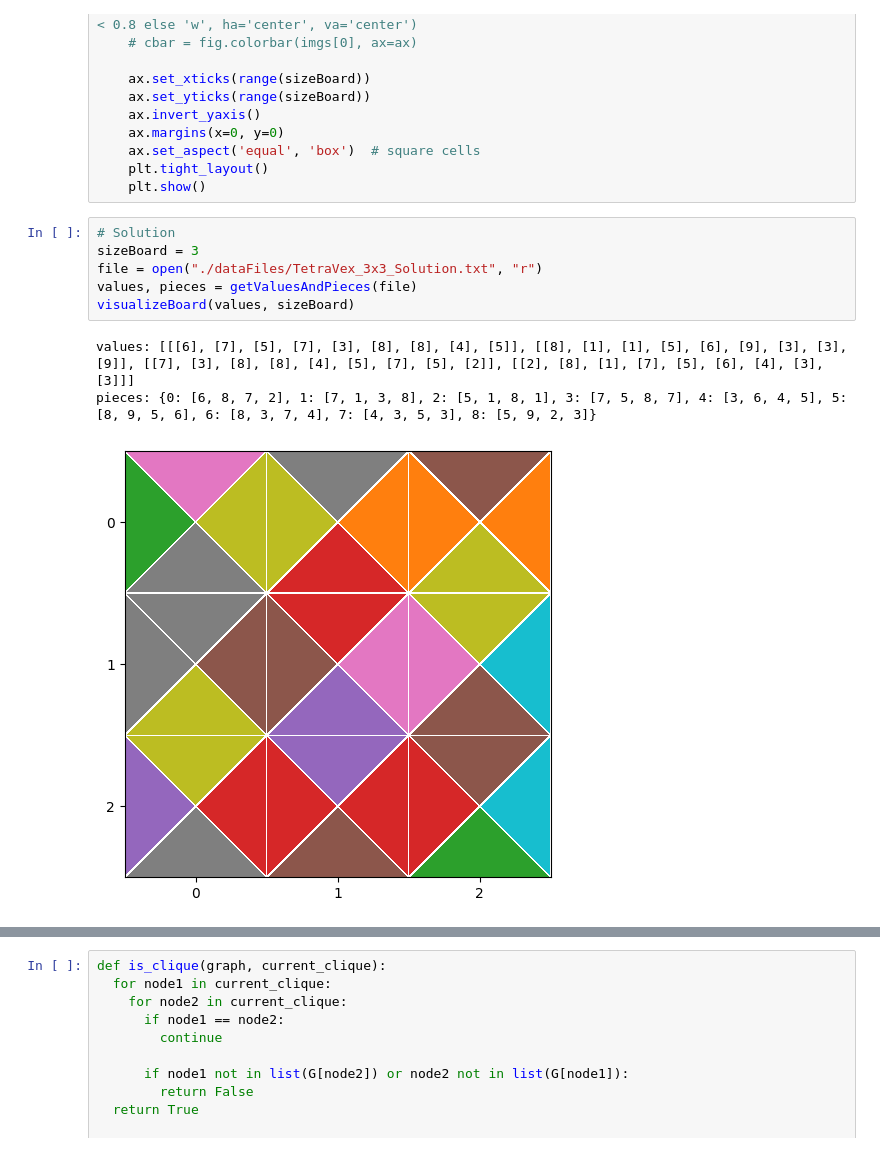
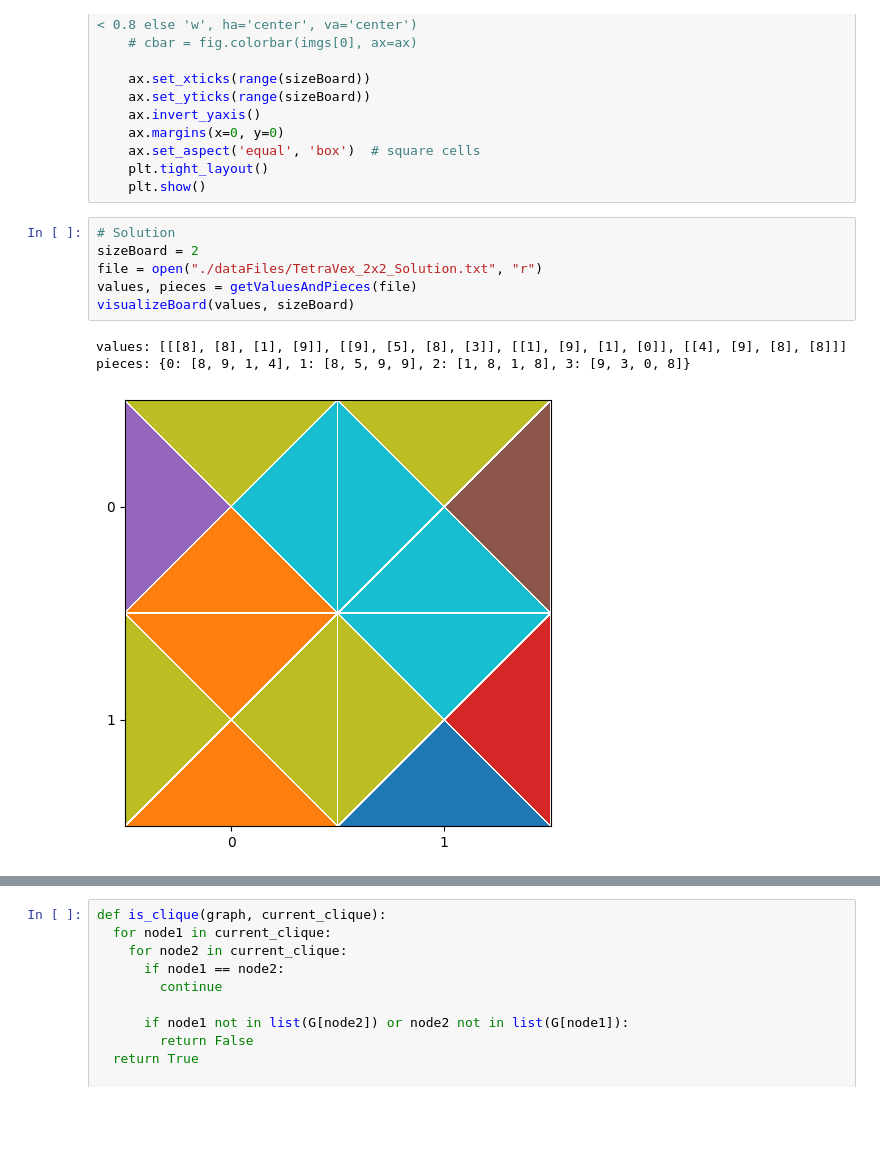
Before and after one commit to Waterboy1602/Masterproef-Code, a Jupyter notebook: TetraVex_Solver.ipynb, the cells around one changed output, grey strips where cells are left out. Cells and saved outputs as stored; diff of their text form; blank space fills up the shorter version.

```diff
--- a/TetraVex_Solver.ipynb
+++ b/TetraVex_Solver.ipynb
@@ -71,13 +71,13 @@ def visualizeBoard(values, sizeBoard):
     plt.show()
 # %%
 # Solution
-sizeBoard = 3
-file = open("./dataFiles/TetraVex_3x3_Solution.txt", "r")
+sizeBoard = 2
+file = open("./dataFiles/TetraVex_2x2_Solution.txt", "r")
 values, pieces = getValuesAndPieces(file)
 visualizeBoard(values, sizeBoard)
 # %% [output]
-values: [[[6], [7], [5], [7], [3], [8], [8], [4], [5]], [[8], [1], [1], [5], [6], [9], [3], [3], [9]], [[7], [3], [8], [8], [4], [5], [7], [5], [2]], [[2], [8], [1], [7], [5], [6], [4], [3], [3]]]
-pieces: {0: [6, 8, 7, 2], 1: [7, 1, 3, 8], 2: [5, 1, 8, 1], 3: [7, 5, 8, 7], 4: [3, 6, 4, 5], 5: [8, 9, 5, 6], 6: [8, 3, 7, 4], 7: [4, 3, 5, 3], 8: [5, 9, 2, 3]}
+values: [[[8], [8], [1], [9]], [[9], [5], [8], [3]], [[1], [9], [1], [0]], [[4], [9], [8], [8]]]
+pieces: {0: [8, 9, 1, 4], 1: [8, 5, 9, 9], 2: [1, 8, 1, 8], 3: [9, 3, 0, 8]}
-[figure, old version]
+[figure, new version]
 # %%
 # Start board
```
Also changed, not shown: parts of 3 cells of this notebook, 1 other file.
